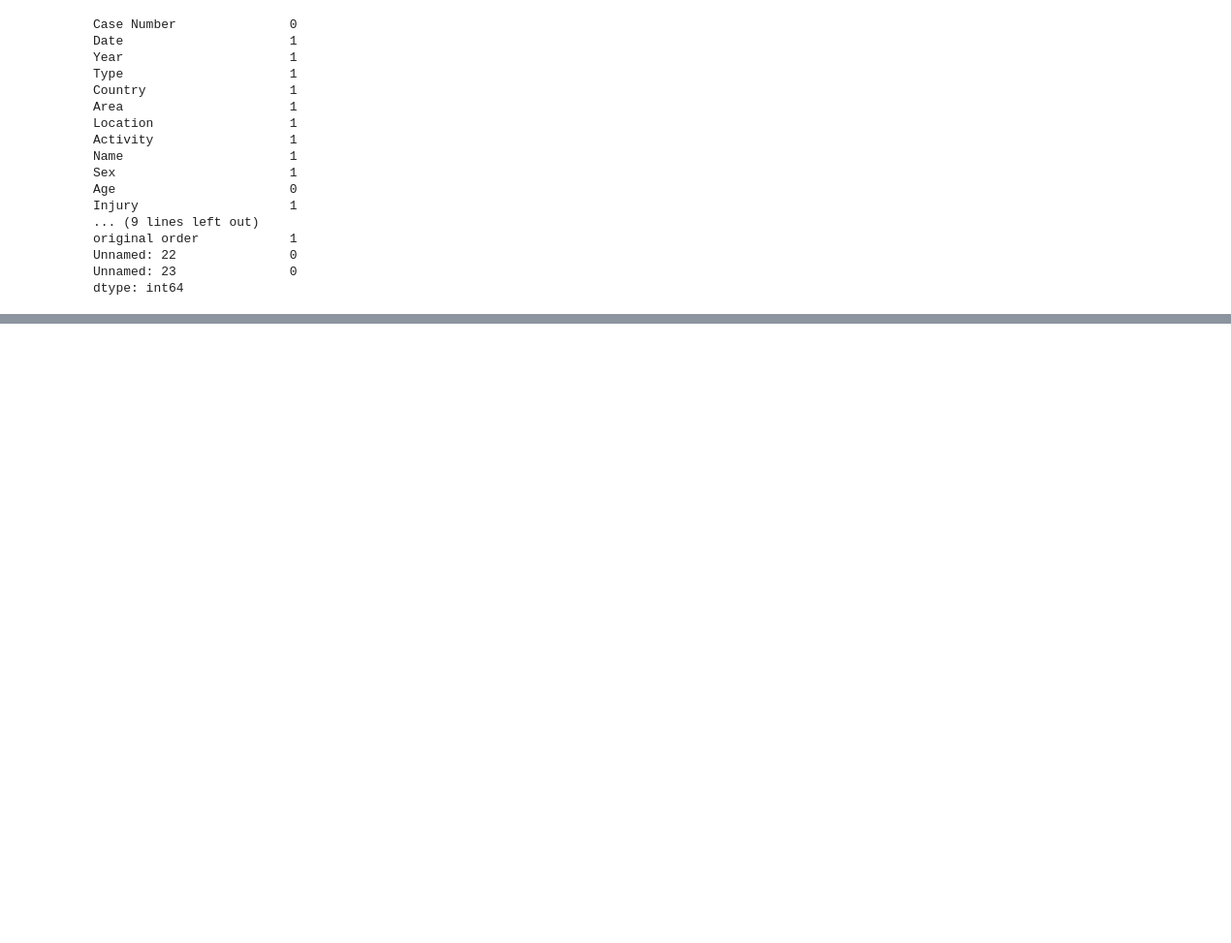
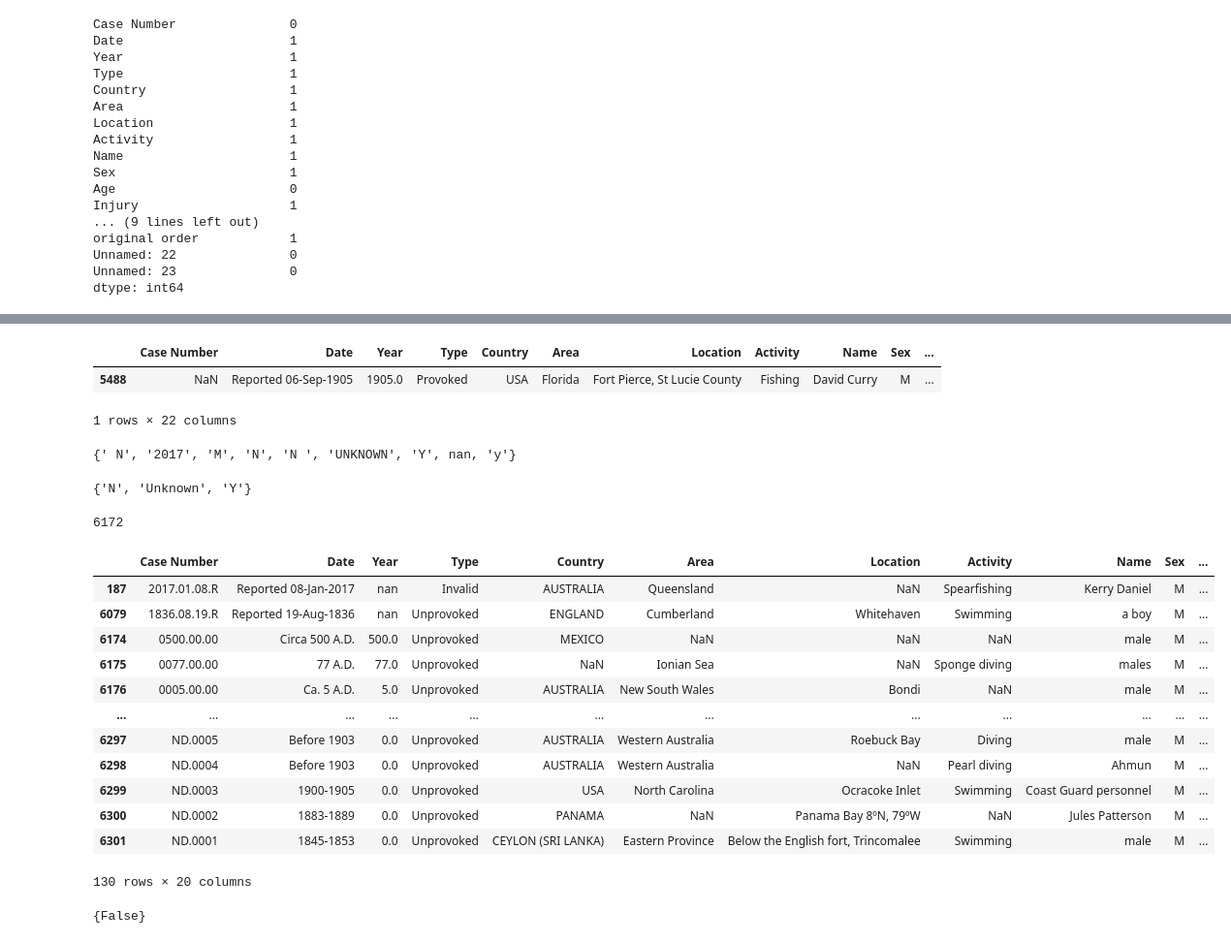
Before and after one commit to amirg33/Project_1_Sharks_attacks, a Jupyter notebook: src/cleaning.ipynb, the cells around one changed output, grey strips where cells are left out. Shown: that part at 97% size. Saved outputs shown, nothing was run; the diff lists cells and outputs as text; code cells hidden in the pictures; blank space fills up the shorter version.

```diff
--- a/src/cleaning.ipynb
+++ b/src/cleaning.ipynb
@@ -139,0 +186,57 @@ dtype: int64
+# %%
+nan_case_number_rows = df[df["Case Number"].isna()]
+nan_case_number_rows
+# %% [output]
+|  | Case Number | Date | Year | Type | Country | Area | Location | Activity | Name | Sex | ... |
+| 5488 | NaN | Reported 06-Sep-1905 | 1905.0 | Provoked | USA | Florida | Fort Pierce, St Lucie County | Fishing | David Curry | M | ... |
+1 rows × 22 columns
+# %%
+df.loc[df["Case Number"].isna(), "Case Number"] = df["Case Number.1"]
+# %%
+df.drop(columns=["Case Number.1", "Case Number.2"], inplace=True)
+# %%
+set_fatal = set(df["Fatal (Y/N)"])
+set_fatal
+# %% [output]
+{' N', '2017', 'M', 'N', 'N ', 'UNKNOWN', 'Y', nan, 'y'}
+# %%
+replacement_dict = {
+    ' N': 'N',
+    'N ': 'N',
+    'M': 'Unknown',
+    '2017': 'Unknown',
+    'y': 'Y',
+    'UNKNOWN': 'Unknown',
+    np.nan: 'Unknown'
+}
+df["Fatal (Y/N)"] = df["Fatal (Y/N)"].replace(replacement_dict)
+# %%
+set_fatal = set(df["Fatal (Y/N)"])
+set_fatal
+# %% [output]
+{'N', 'Unknown', 'Y'}
+# %%
+df["Year"] = df["Year"].astype(str)
+pattern = r'^\d{4}\.\d$'
+matching_rows = df["Year"].str.contains(pattern, na=False)
+count_matching = np.sum(matching_rows)
+count_matching
+# %% [output]
+6172
+# %%
+non_matching_rows = df[~df["Year"].str.contains(pattern, na=False)]
+non_matching_rows
+# %% [output]
+|  | Case Number | Date | Year | Type | Country | Area | Location | Activity | Name | Sex | ... |
+| 187 | 2017.01.08.R | Reported 08-Jan-2017 | nan | Invalid | AUSTRALIA | Queensland | NaN | Spearfishing | Kerry Daniel | M | ... |
+| 6079 | 1836.08.19.R | Reported 19-Aug-1836 | nan | Unprovoked | ENGLAND | Cumberland | Whitehaven | Swimming | a boy | M | ... |
+| 6174 | 0500.00.00 | Circa 500 A.D. | 500.0 | Unprovoked | MEXICO | NaN | NaN | NaN | male | M | ... |
+| 6175 | 0077.00.00 | 77 A.D. | 77.0 | Unprovoked | NaN | Ionian Sea | NaN | Sponge diving | males | M | ... |
+| 6176 | 0005.00.00 | Ca. 5 A.D. | 5.0 | Unprovoked | AUSTRALIA | New South Wales | Bondi | NaN | male | M | ... |
+| ... | ... | ... | ... | ... | ... | ... | ... | ... | ... | ... | ... |
+| 6297 | ND.0005 | Before 1903 | 0.0 | Unprovoked | AUSTRALIA | Western Australia | Roebuck Bay | Diving | male | M | ... |
+| 6298 | ND.0004 | Before 1903 | 0.0 | Unprovoked | AUSTRALIA | Western Australia | NaN | Pearl diving | Ahmun | M | ... |
+| 6299 | ND.0003 | 1900-1905 | 0.0 | Unprovoked | USA | North Carolina | Ocracoke Inlet | Swimming | Coast Guard personnel | M | ... |
+| 6300 | ND.0002 | 1883-1889 | 0.0 | Unprovoked | PANAMA | NaN | Panama Bay 8ºN, 79ºW | NaN | Jules Patterson | M | ... |
+| 6301 | ND.0001 | 1845-1853 | 0.0 | Unprovoked | CEYLON (SRI LANKA) | Eastern Province | Below the English fort, Trincomalee | Swimming | male | M | ... |
+130 rows × 20 columns
@@ -139,0 +245,10 @@ dtype: int64
+# %%
+df["original order"] = df["original order"].astype(str)
+
+# Use regex to identify rows matching the pattern "xxxx.x" where x is not 0
+non_zero_decimal_pattern = r'^\d+\.[1-9]$'
+non_zero_decimal_rows = df["original order"].str.contains(non_zero_decimal_pattern, na=False)
+set(non_zero_decimal_rows)
+# As it gives us False, we know that we can delete all the patterns with ".0" and make it the index with the right order.
+# %% [output]
+{False}
```
Also changed, not shown: parts of 23 cells of this notebook, 3 other files.
